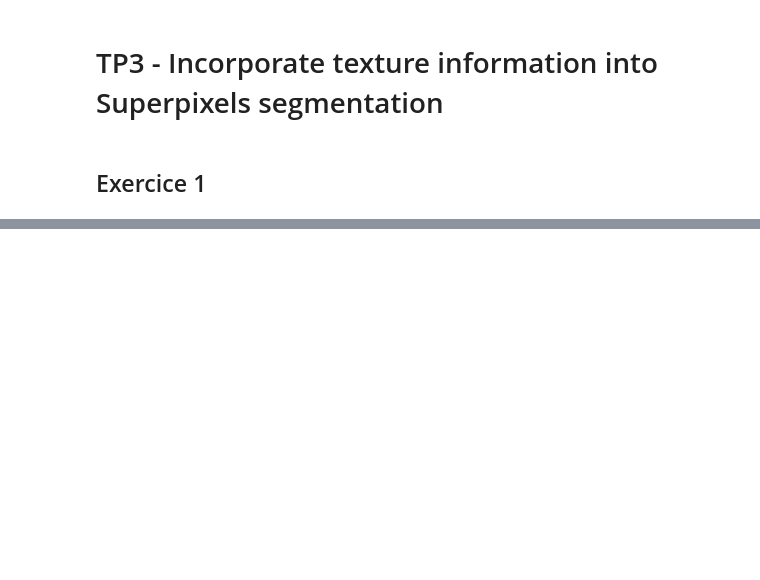
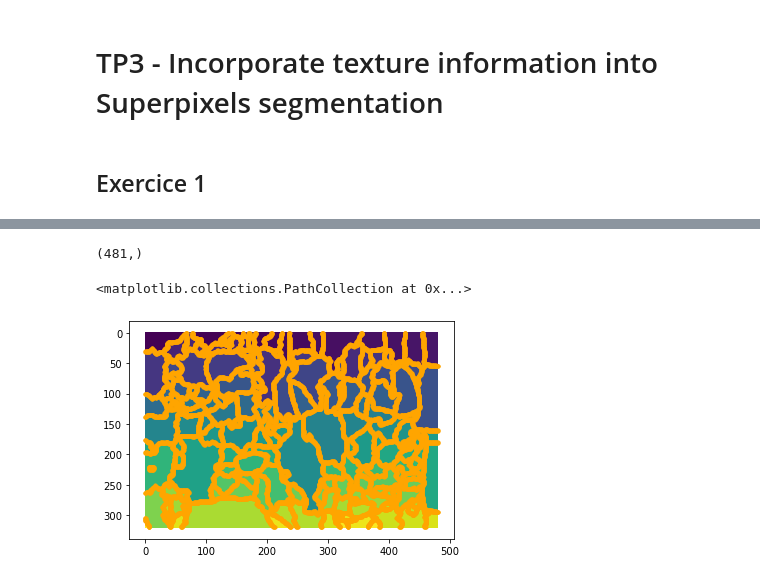
Before and after one commit to charlesginane/majeure-image, a Jupyter notebook: TIA/project.ipynb, the cells around one changed output, grey strips where cells are left out. Saved outputs shown, nothing was run; the diff lists cells and outputs as text; code cells hidden in the pictures; blank space fills up the shorter version.

```diff
--- a/TIA/project.ipynb
+++ b/TIA/project.ipynb
@@ -361,3 +361,50 @@ Wall time: 3min 9s
 <matplotlib.image.AxesImage at 0x...>
 [figure]
+# %%
+from scipy import ndimage as ndi
+import matplotlib.pyplot as plt
+
+from skimage.morphology import watershed, disk
+from skimage import data
+from skimage.filters import rank
+from skimage.util import img_as_ubyte
+
+image = img_as_ubyte(skimage.color.rgb2gray(skimage.color.lab2rgb(out_img)))
+
+# denoise image
+denoised = rank.median(image, disk(2))
+
+# find continuous region (low gradient -
+# where less than 10 for this image) --> markers
+# disk(5) is used here to get a more smooth image
+markers = rank.gradient(denoised, disk(5)) < 10
+markers = ndi.label(markers)[0]
+
+# local gradient (disk(2) is used to keep edges thin)
+gradient = rank.gradient(denoised, disk(2))
+
+# process the watershed
+labels = watershed(gradient, markers)
+# %%
+from skimage.segmentation import find_boundaries
+
+plt.imshow(labels)
+
+bound = find_boundaries(labels).astype('int')
+print(bound[3].shape)
+
+x_val = []
+y_val = []
+
+for i in range(bound.shape[0]):
+    for j in range(bound.shape[1]):
+        if bound[i,j]:
+            x_val.append(j)
+            y_val.append(i)
+
+plt.scatter(x_val, y_val, s=10, color="orange")
+# %% [output]
+(481,)
+<matplotlib.collections.PathCollection at 0x...>
+[figure, added]
 # %%
```
Also changed, not shown: parts of 2 cells of this notebook.
